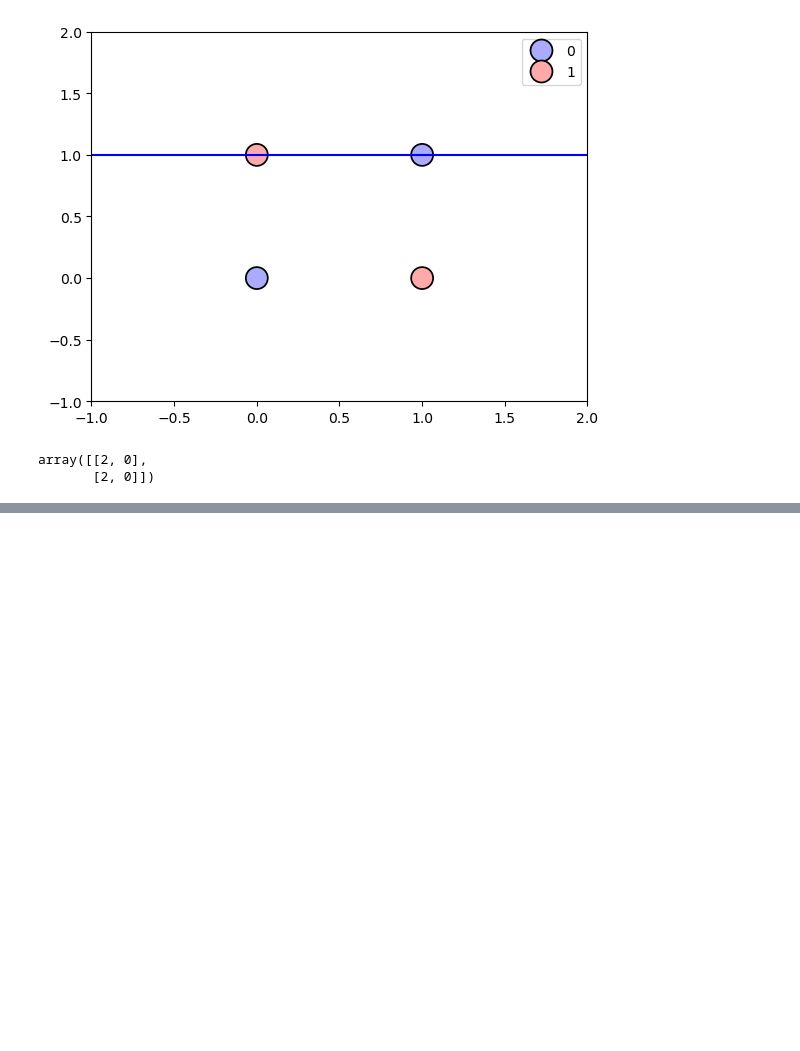
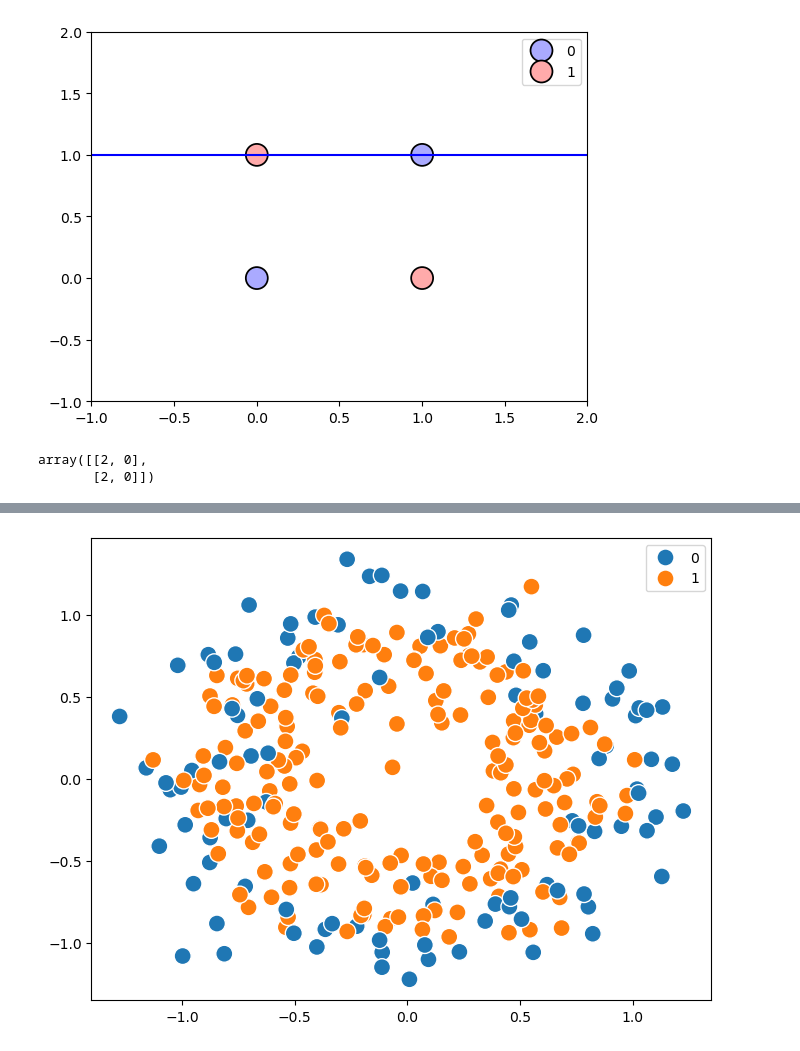
Before and after one commit to qamarr6092/Deep-Learning, a Jupyter notebook: Perceptron/perceptron.ipynb, the cells around one changed output, grey strips where cells are left out. Drawn from its saved outputs; the diff is of its cells as text; code cells hidden in the pictures; blank space fills up the shorter version.

```diff
--- a/Perceptron/perceptron.ipynb
+++ b/Perceptron/perceptron.ipynb
@@ -141,0 +193,7 @@ array([[2, 0],
+# %%
+X, y= make_circles(factor=0.7, noise=0.2, n_samples=(100, 200))
+plt.figure(figsize=(8, 6))
+sns.scatterplot(x=X[:, 0], y=X[:, 1], hue=y, s=150)
+plt.show()
+# %% [output]
+[figure, added]
```
Also changed, not shown: parts of 10 cells of this notebook.
